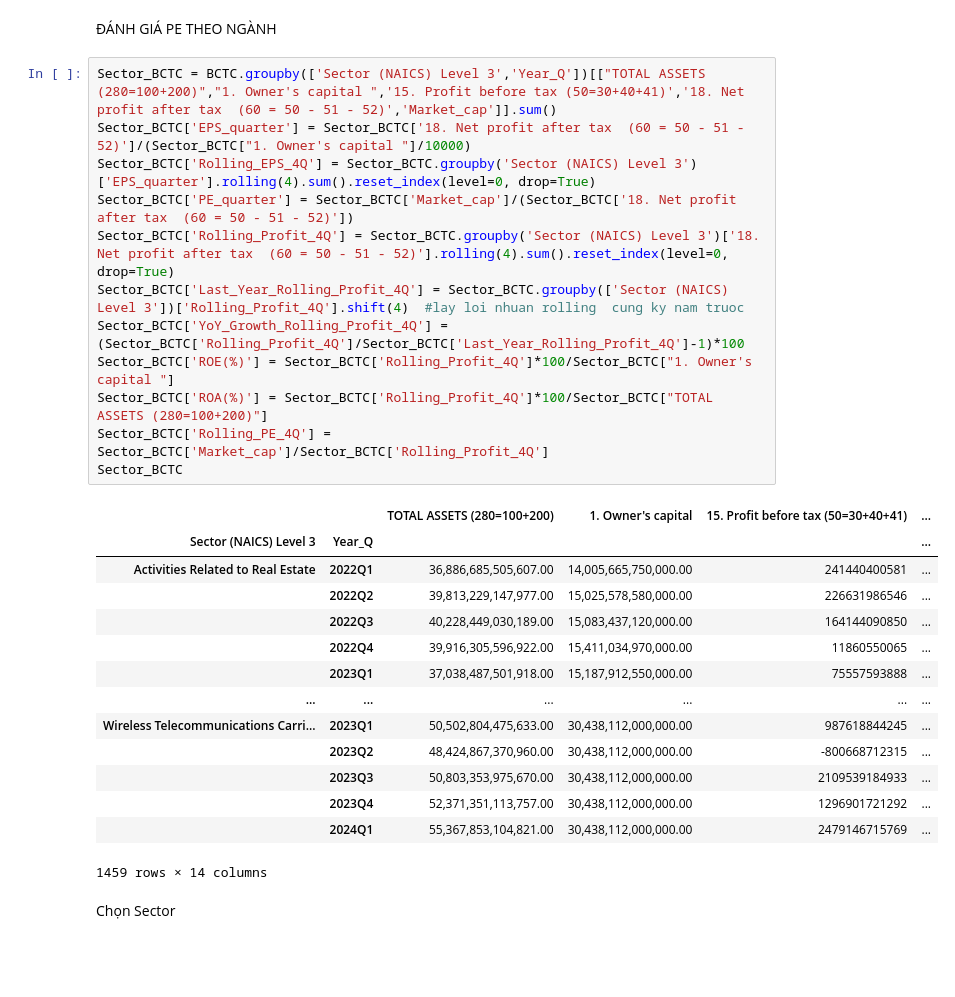
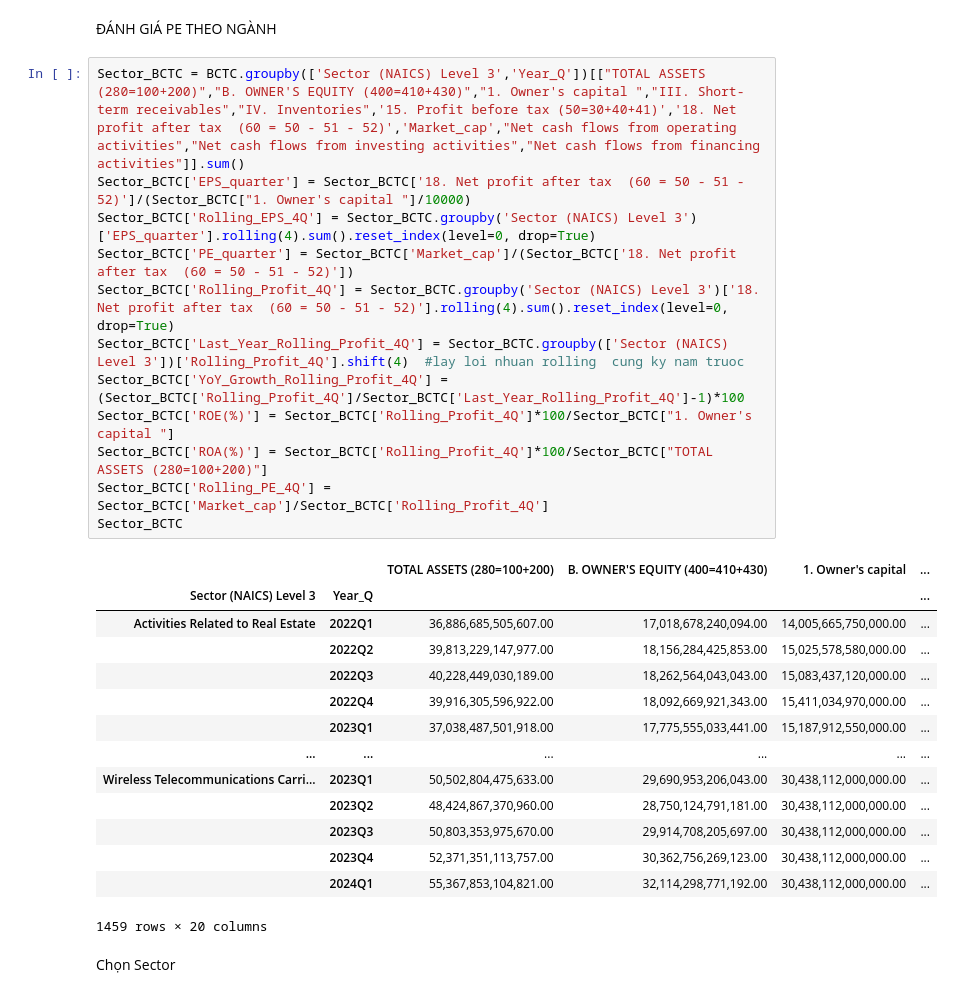
Before and after one commit to mrtotet/Statement_analyst_all_3, a Jupyter notebook: notebooks/data_from_vietstock/analyst.ipynb, the cells around one changed output. Cells and saved outputs as stored; diff of their text form; blank space fills up the shorter version.

```diff
--- a/notebooks/data_from_vietstock/analyst.ipynb
+++ b/notebooks/data_from_vietstock/analyst.ipynb
@@ -102,32 +113,32 @@ Exchange_BCTC_None
 # %% [markdown]
 ĐÁNH GIÁ PE THEO NGÀNH
 # %%
-Sector_BCTC = BCTC.groupby(['Sector (NAICS) Level 3','Year_Q'])[["TOTAL ASSETS (280=100+200)","1. Owner's capital ",'15. Profit before tax (50=30+40+41)','18. Net profit after tax  (60 = 50 - 51 - 52)','Market_cap']].sum()
+Sector_BCTC = BCTC.groupby(['Sector (NAICS) Level 3','Year_Q'])[["TOTAL ASSETS (280=100+200)","B. OWNER'S EQUITY (400=410+430)","1. Owner's capital ","III. Short-term receivables","IV. Inventories",'15. Profit before tax (50=30+40+41)','18. Net profit after tax  (60 = 50 - 51 - 52)','Market_cap',"Net cash flows from operating activities","Net cash flows from investing activities","Net cash flows from financing activities"]].sum()
 Sector_BCTC['EPS_quarter'] = Sector_BCTC['18. Net profit after tax  (60 = 50 - 51 - 52)']/(Sector_BCTC["1. Owner's capital "]/10000)
 Sector_BCTC['Rolling_EPS_4Q'] = Sector_BCTC.groupby('Sector (NAICS) Level 3')['EPS_quarter'].rolling(4).sum().reset_index(level=0, drop=True)
 Sector_BCTC['PE_quarter'] = Sector_BCTC['Market_cap']/(Sector_BCTC['18. Net profit after tax  (60 = 50 - 51 - 52)'])
 Sector_BCTC['Rolling_Profit_4Q'] = Sector_BCTC.groupby('Sector (NAICS) Level 3')['18. Net profit after tax  (60 = 50 - 51 - 52)'].rolling(4).sum().reset_index(level=0, drop=True)
 Sector_BCTC['Last_Year_Rolling_Profit_4Q'] = Sector_BCTC.groupby(['Sector (NAICS) Level 3'])['Rolling_Profit_4Q'].shift(4)  #lay loi nhuan rolling  cung ky nam truoc
 Sector_BCTC['YoY_Growth_Rolling_Profit_4Q'] = (Sector_BCTC['Rolling_Profit_4Q']/Sector_BCTC['Last_Year_Rolling_Profit_4Q']-1)*100
 Sector_BCTC['ROE(%)'] = Sector_BCTC['Rolling_Profit_4Q']*100/Sector_BCTC["1. Owner's capital "]
 Sector_BCTC['ROA(%)'] = Sector_BCTC['Rolling_Profit_4Q']*100/Sector_BCTC["TOTAL ASSETS (280=100+200)"]
 Sector_BCTC['Rolling_PE_4Q'] = Sector_BCTC['Market_cap']/Sector_BCTC['Rolling_Profit_4Q']
 Sector_BCTC
 # %% [output]
-|  |  | TOTAL ASSETS (280=100+200) | 1. Owner's capital | 15. Profit before tax (50=30+40+41) | ... |
+|  |  | TOTAL ASSETS (280=100+200) | B. OWNER'S EQUITY (400=410+430) | 1. Owner's capital | ... |
 | Sector (NAICS) Level 3 | Year_Q |  |  |  | ... |
-| Activities Related to Real Estate | 2022Q1 | 36,886,685,505,607.00 | 14,005,665,750,000.00 | 241440400581 | ... |
-|  | 2022Q2 | 39,813,229,147,977.00 | 15,025,578,580,000.00 | 226631986546 | ... |
-|  | 2022Q3 | 40,228,449,030,189.00 | 15,083,437,120,000.00 | 164144090850 | ... |
-|  | 2022Q4 | 39,916,305,596,922.00 | 15,411,034,970,000.00 | 11860550065 | ... |
-|  | 2023Q1 | 37,038,487,501,918.00 | 15,187,912,550,000.00 | 75557593888 | ... |
+| Activities Related to Real Estate | 2022Q1 | 36,886,685,505,607.00 | 17,018,678,240,094.00 | 14,005,665,750,000.00 | ... |
+|  | 2022Q2 | 39,813,229,147,977.00 | 18,156,284,425,853.00 | 15,025,578,580,000.00 | ... |
+|  | 2022Q3 | 40,228,449,030,189.00 | 18,262,564,043,043.00 | 15,083,437,120,000.00 | ... |
+|  | 2022Q4 | 39,916,305,596,922.00 | 18,092,669,921,343.00 | 15,411,034,970,000.00 | ... |
+|  | 2023Q1 | 37,038,487,501,918.00 | 17,775,555,033,441.00 | 15,187,912,550,000.00 | ... |
 | ... | ... | ... | ... | ... | ... |
-| Wireless Telecommunications Carri... | 2023Q1 | 50,502,804,475,633.00 | 30,438,112,000,000.00 | 987618844245 | ... |
-|  | 2023Q2 | 48,424,867,370,960.00 | 30,438,112,000,000.00 | -800668712315 | ... |
-|  | 2023Q3 | 50,803,353,975,670.00 | 30,438,112,000,000.00 | 2109539184933 | ... |
-|  | 2023Q4 | 52,371,351,113,757.00 | 30,438,112,000,000.00 | 1296901721292 | ... |
-|  | 2024Q1 | 55,367,853,104,821.00 | 30,438,112,000,000.00 | 2479146715769 | ... |
+| Wireless Telecommunications Carri... | 2023Q1 | 50,502,804,475,633.00 | 29,690,953,206,043.00 | 30,438,112,000,000.00 | ... |
+|  | 2023Q2 | 48,424,867,370,960.00 | 28,750,124,791,181.00 | 30,438,112,000,000.00 | ... |
+|  | 2023Q3 | 50,803,353,975,670.00 | 29,914,708,205,697.00 | 30,438,112,000,000.00 | ... |
+|  | 2023Q4 | 52,371,351,113,757.00 | 30,362,756,269,123.00 | 30,438,112,000,000.00 | ... |
+|  | 2024Q1 | 55,367,853,104,821.00 | 32,114,298,771,192.00 | 30,438,112,000,000.00 | ... |
-1459 rows × 14 columns
+1459 rows × 20 columns
 # %% [markdown]
 Chọn Sector
 # %%
```
Also changed, not shown: parts of 4 cells of this notebook.
